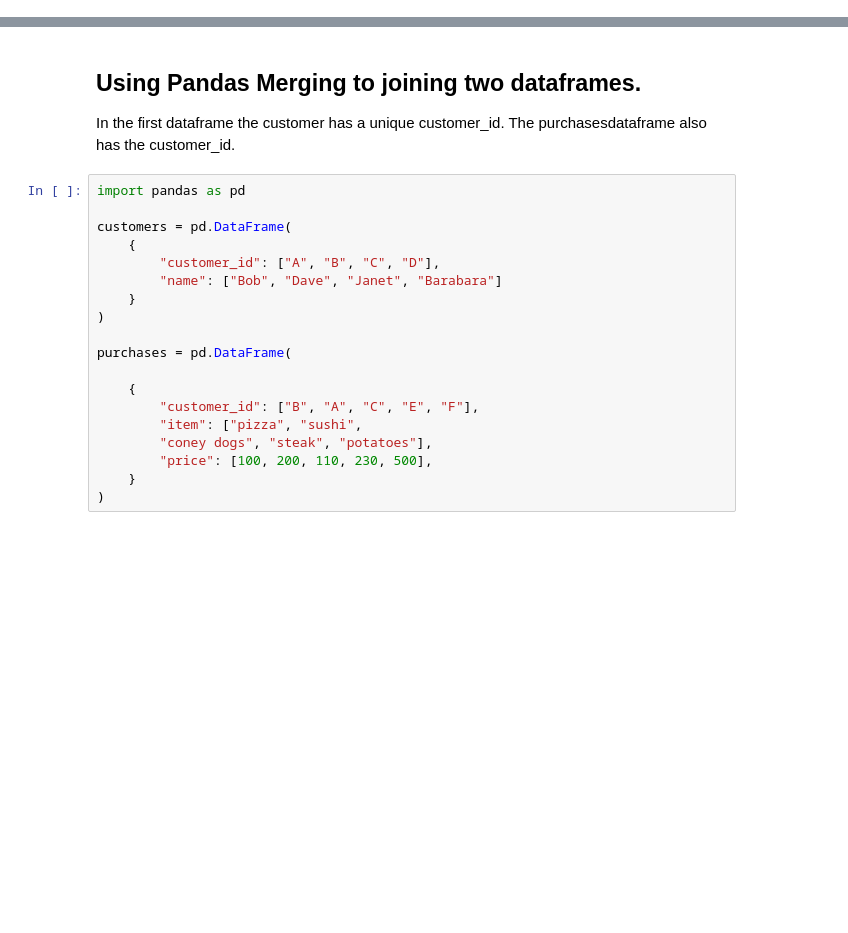
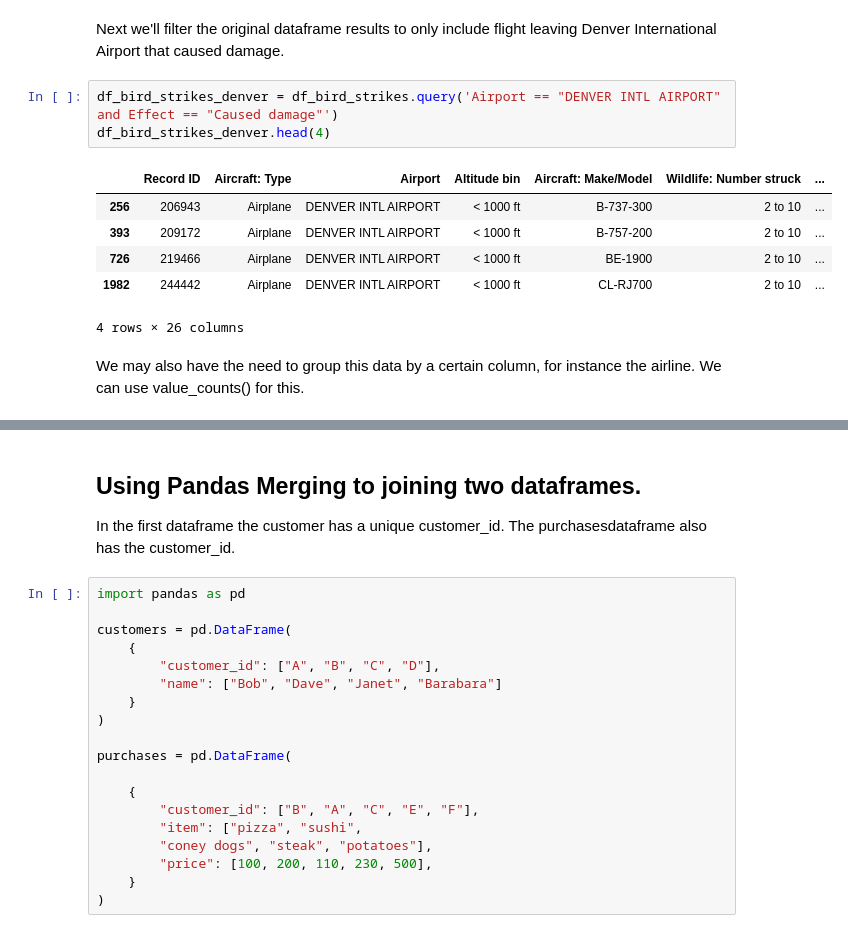
Before and after one commit to schirko/Python-Pandas-Exercises-and-Techniques, a Jupyter notebook: Python Pandas Exercises and Techniques.ipynb, the cells around one changed output, grey strips where cells are left out. Saved outputs shown, nothing was run; the diff lists cells and outputs as text; blank space fills up the shorter version.

```diff
--- a/Python Pandas Exercises and Techniques.ipynb
+++ b/Python Pandas Exercises and Techniques.ipynb
@@ -0,0 +21,14 @@
+# %% [markdown]
+Next we'll filter the original dataframe results to only include flight leaving Denver International Airport that caused damage.
+# %%
+df_bird_strikes_denver = df_bird_strikes.query('Airport == "DENVER INTL AIRPORT" and Effect == "Caused damage"')
+df_bird_strikes_denver.head(4)
+# %% [output]
+|  | Record ID | Aircraft: Type | Airport | Altitude bin | Aircraft: Make/Model | Wildlife: Number struck | ... |
+| 256 | 206943 | Airplane | DENVER INTL AIRPORT | < 1000 ft | B-737-300 | 2 to 10 | ... |
+| 393 | 209172 | Airplane | DENVER INTL AIRPORT | < 1000 ft | B-757-200 | 2 to 10 | ... |
+| 726 | 219466 | Airplane | DENVER INTL AIRPORT | < 1000 ft | BE-1900 | 2 to 10 | ... |
+| 1982 | 244442 | Airplane | DENVER INTL AIRPORT | < 1000 ft | CL-RJ700 | 2 to 10 | ... |
+4 rows × 26 columns
+# %% [markdown]
+We may also have the need to group this data by a certain column, for instance the airline. We can use value_counts() for this.
```
Also changed, not shown: parts of 5 cells of this notebook, 1 other file.
